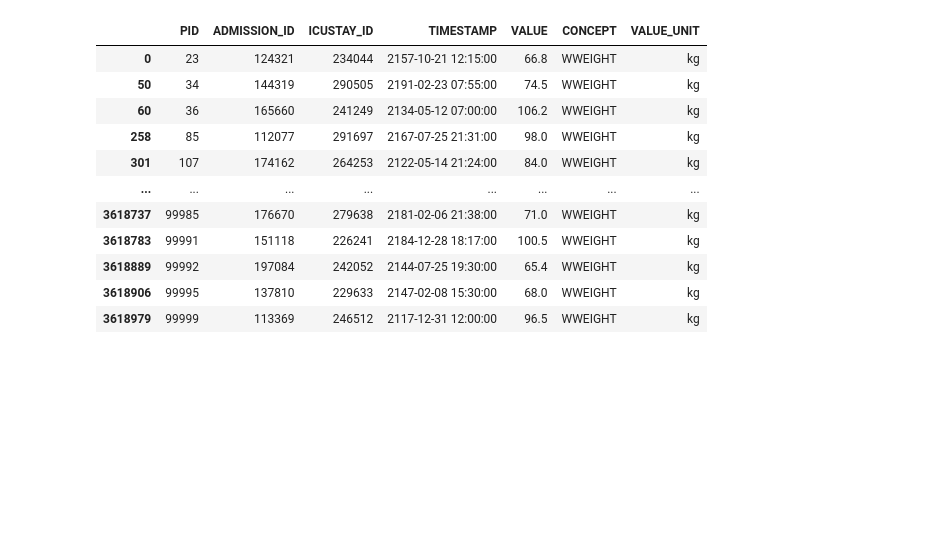
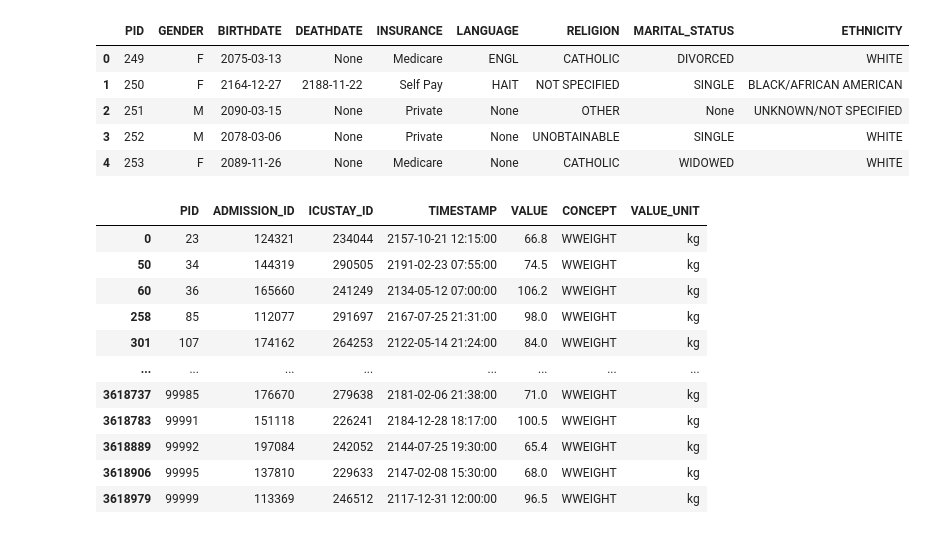
Before and after one commit to kirilklein/patbert, a Jupyter notebook: notebooks/explore/mimic3.ipynb, the cells around one changed output. Saved outputs shown, nothing was run; the diff lists cells and outputs as text; code cells hidden in the pictures; blank space fills up the shorter version.

```diff
--- a/notebooks/explore/mimic3.ipynb
+++ b/notebooks/explore/mimic3.ipynb
@@ -45,3 +57,14 @@ dtype: object
+# %%
+df = pd.read_parquet(join(processed_path, 'patients_info.parquet'))
+# %%
+df.head()
+# %% [output]
+|  | PID | GENDER | BIRTHDATE | DEATHDATE | INSURANCE | LANGUAGE | RELIGION | MARITAL_STATUS | ETHNICITY |
+| 0 | 249 | F | 2075-03-13 | None | Medicare | ENGL | CATHOLIC | DIVORCED | WHITE |
+| 1 | 250 | F | 2164-12-27 | 2188-11-22 | Self Pay | HAIT | NOT SPECIFIED | SINGLE | BLACK/AFRICAN AMERICAN |
+| 2 | 251 | M | 2090-03-15 | None | Private | None | OTHER | None | UNKNOWN/NOT SPECIFIED |
+| 3 | 252 | M | 2078-03-06 | None | Private | None | UNOBTAINABLE | SINGLE | WHITE |
+| 4 | 253 | F | 2089-11-26 | None | Medicare | None | CATHOLIC | WIDOWED | WHITE |
 # %%
 weight = pd.read_parquet(join(processed_path, "concept.weight.parquet"))
 # %%
```
Also changed, not shown: parts of 8 cells of this notebook, 2 other files.
